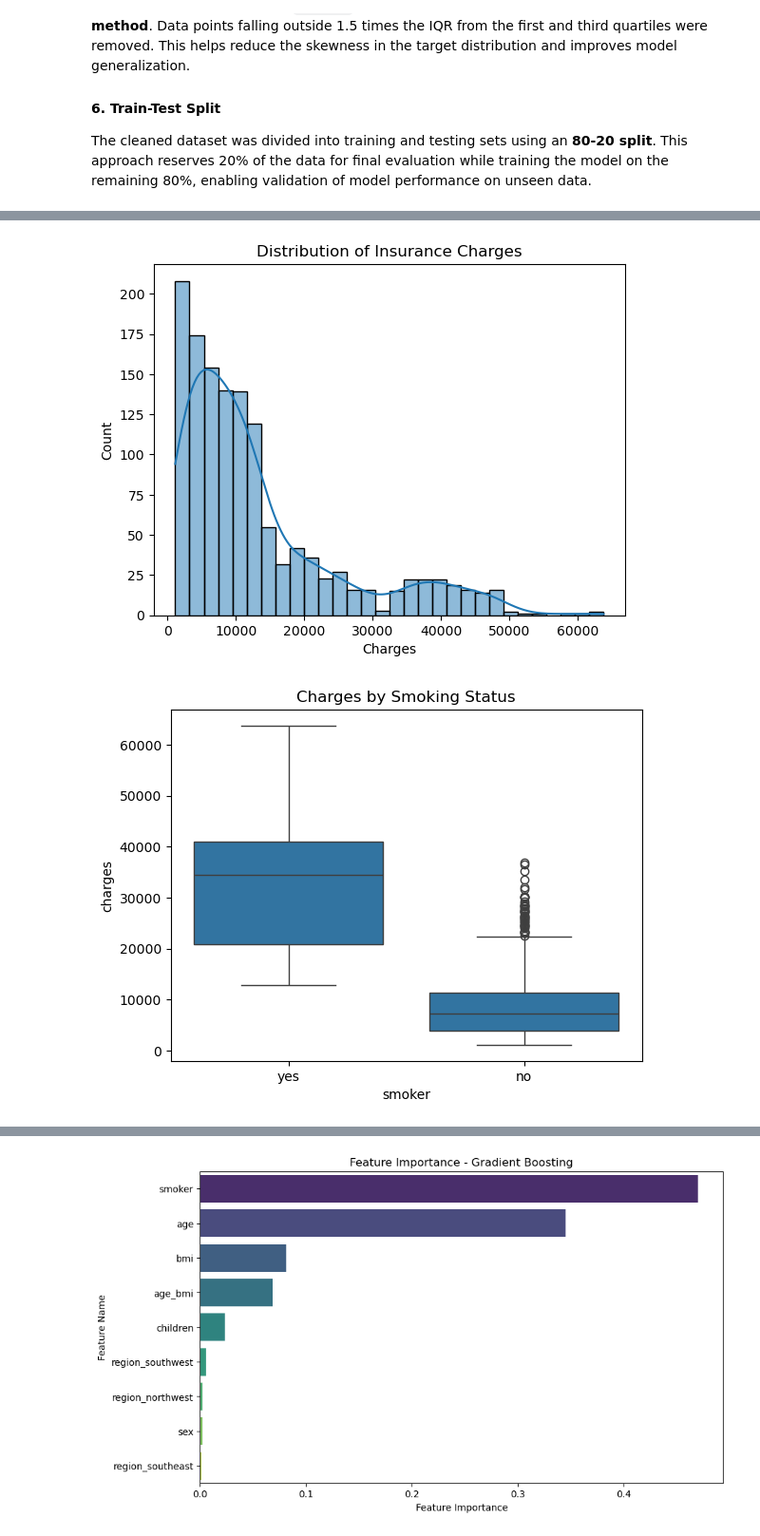
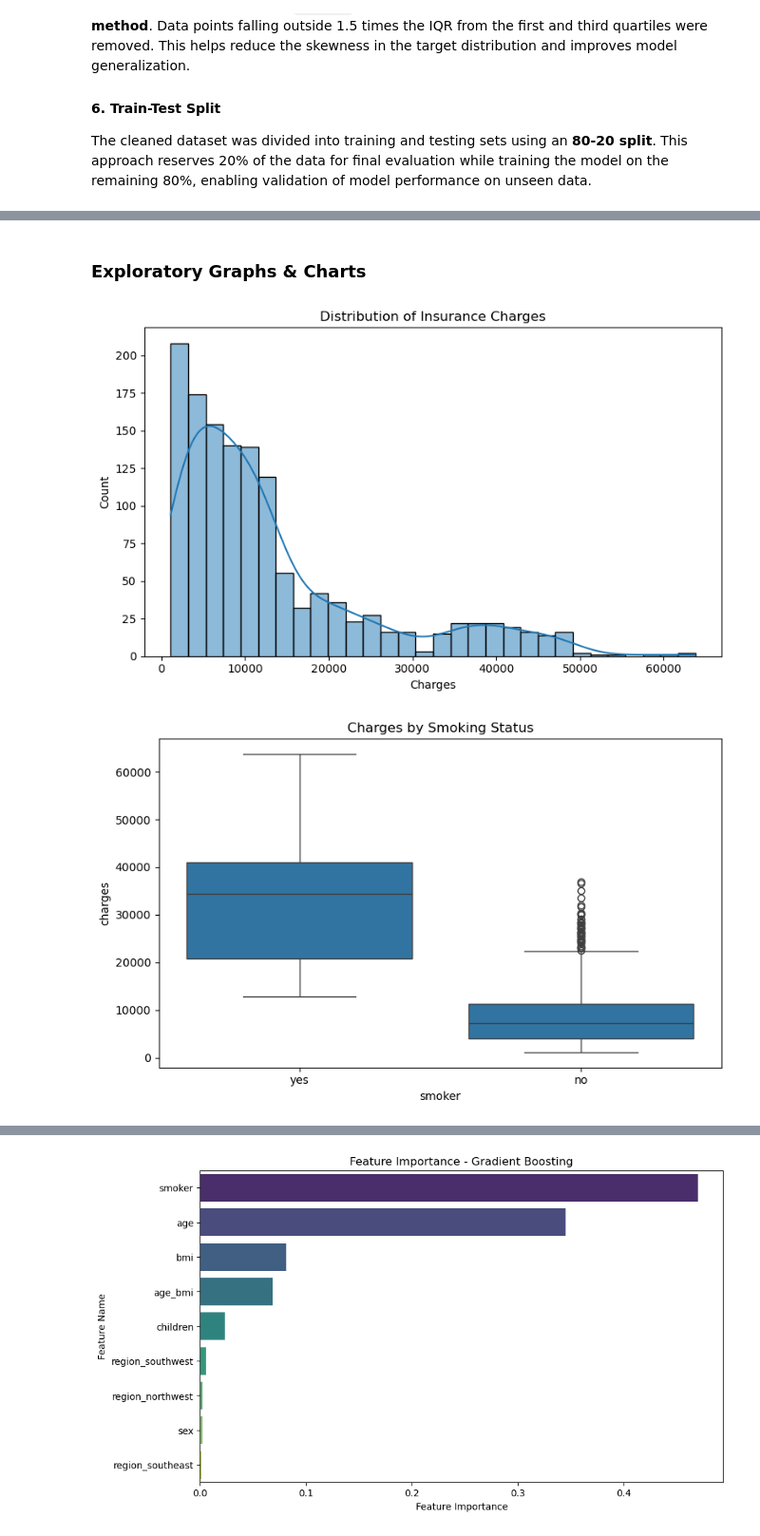
Before and after one commit to tejashri0/health-insurance-analysis, a Jupyter notebook: GroupProjectDataMining.ipynb, the cells around one changed output, grey strips where cells are left out. Shown at 95% size. Cells and saved outputs as stored; diff of their text form; code cells hidden in the pictures.

```diff
--- a/GroupProjectDataMining.ipynb
+++ b/GroupProjectDataMining.ipynb
@@ -201,36 +201,48 @@ from sklearn.metrics import accuracy_score, classification_report
+# %% [markdown]
+### Exploratory Graphs & Charts
 # %%
 # Distribution of charges
+plt.figure(figsize=(8, 5))
 sns.histplot(df_raw['charges'], bins=30, kde=True)
 plt.title('Distribution of Insurance Charges')
 plt.xlabel('Charges')
 plt.ylabel('Count')
+plt.tight_layout()
 plt.show()
 
 # Charges by smoker (yes/no)
+plt.figure(figsize=(8, 5))
 sns.boxplot(x='smoker', y='charges', data=df_raw)
 plt.title('Charges by Smoking Status')
+plt.tight_layout()
 plt.show()
 
 # Age vs. Charges (actual age)
+plt.figure(figsize=(8, 5))
 sns.scatterplot(x='age', y='charges', hue='smoker', data=df_raw)
 plt.title('Age vs Charges by Smoking Status')
+plt.tight_layout()
 plt.show()
 
 # BMI vs. Charges (actual BMI)
+plt.figure(figsize=(8, 5))
 sns.scatterplot(x='bmi', y='charges', hue='smoker', data=df_raw)
 plt.title('BMI vs Charges by Smoking Status')
+plt.tight_layout()
 plt.show()
 
+# Correlation Heatmap (with encoding & feature interaction)
 df_corr = df_raw.copy()
 df_corr['sex'] = df_corr['sex'].map({'male': 1, 'female': 0})
 df_corr['smoker'] = df_corr['smoker'].map({'yes': 1, 'no': 0})
 df_corr = pd.get_dummies(df_corr, columns=['region'], drop_first=True)
 df_corr['age_bmi'] = df_corr['age'] * df_corr['bmi']
 
 plt.figure(figsize=(12, 8))
 sns.heatmap(df_corr.corr(), annot=True, cmap='coolwarm')
 plt.title('Correlation Heatmap (Including Encoded Categorical & age_bmi)')
+plt.tight_layout()
 plt.show()
 # %% [output]
-[figure, old version]
+[figure, new version]
-[figure, old version]
+[figure, new version]
```
Also changed, not shown: parts of 15 cells of this notebook.
